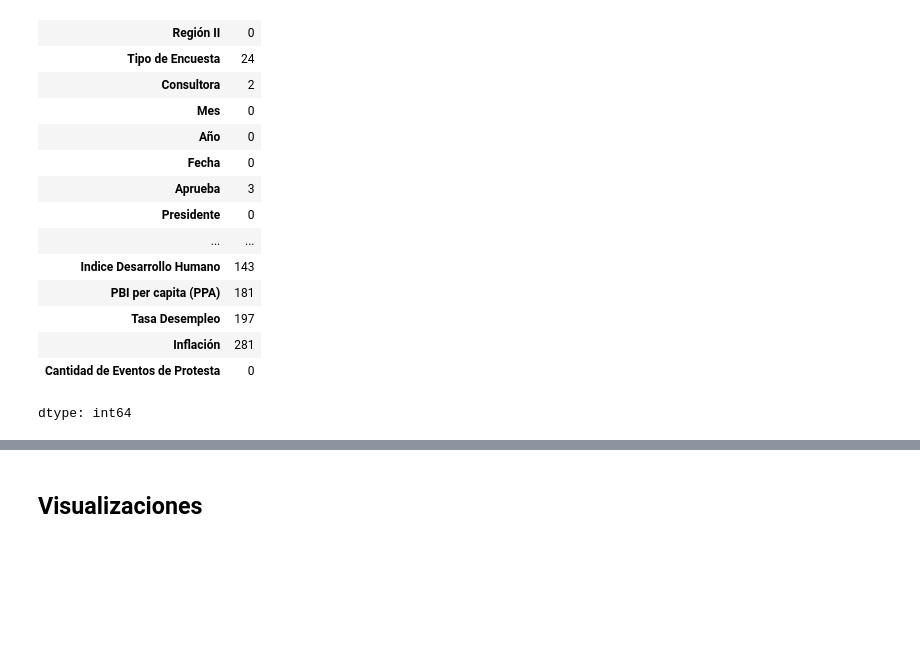
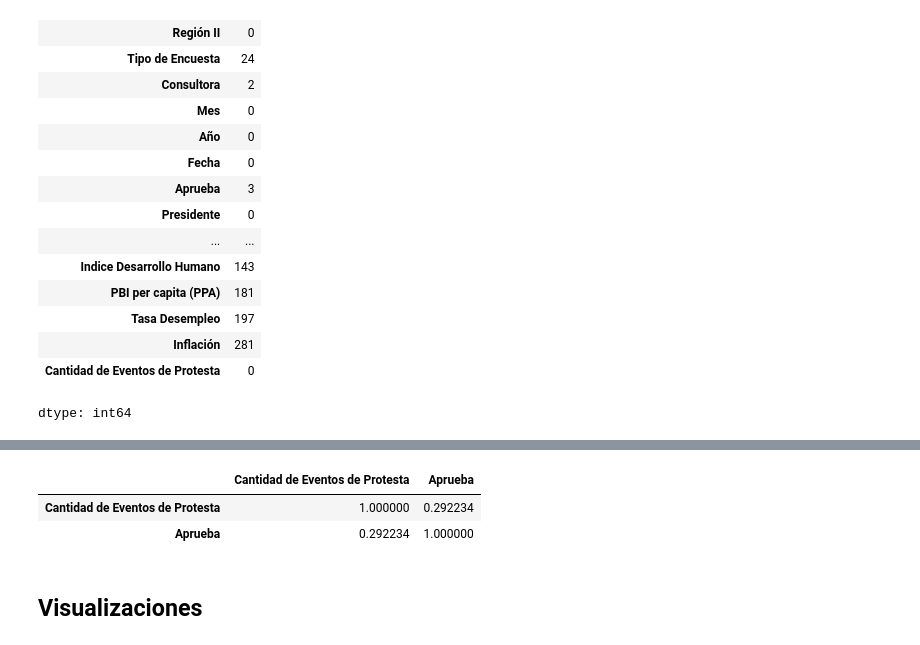
Before and after one commit to Claudio-Ferriz/Proyecto-AP-PS, a Jupyter notebook: Proyecto_AP_PS.ipynb, the cells around one changed output, grey strips where cells are left out. Cells and saved outputs as stored; diff of their text form; code cells hidden in the pictures; blank space fills up the shorter version.

```diff
--- a/Proyecto_AP_PS.ipynb
+++ b/Proyecto_AP_PS.ipynb
@@ -247,3 +359,9 @@ dtype: int64
+# %%
+df_ap_ps_2[['Cantidad de Eventos de Protesta', 'Aprueba']].corr()
+# %% [output]
+|  | Cantidad de Eventos de Protesta | Aprueba |
+| Cantidad de Eventos de Protesta | 1.000000 | 0.292234 |
+| Aprueba | 0.292234 | 1.000000 |
 # %% [markdown]
 ## Visualizaciones
 # %%
```
Also changed, not shown: parts of 9 cells of this notebook.
